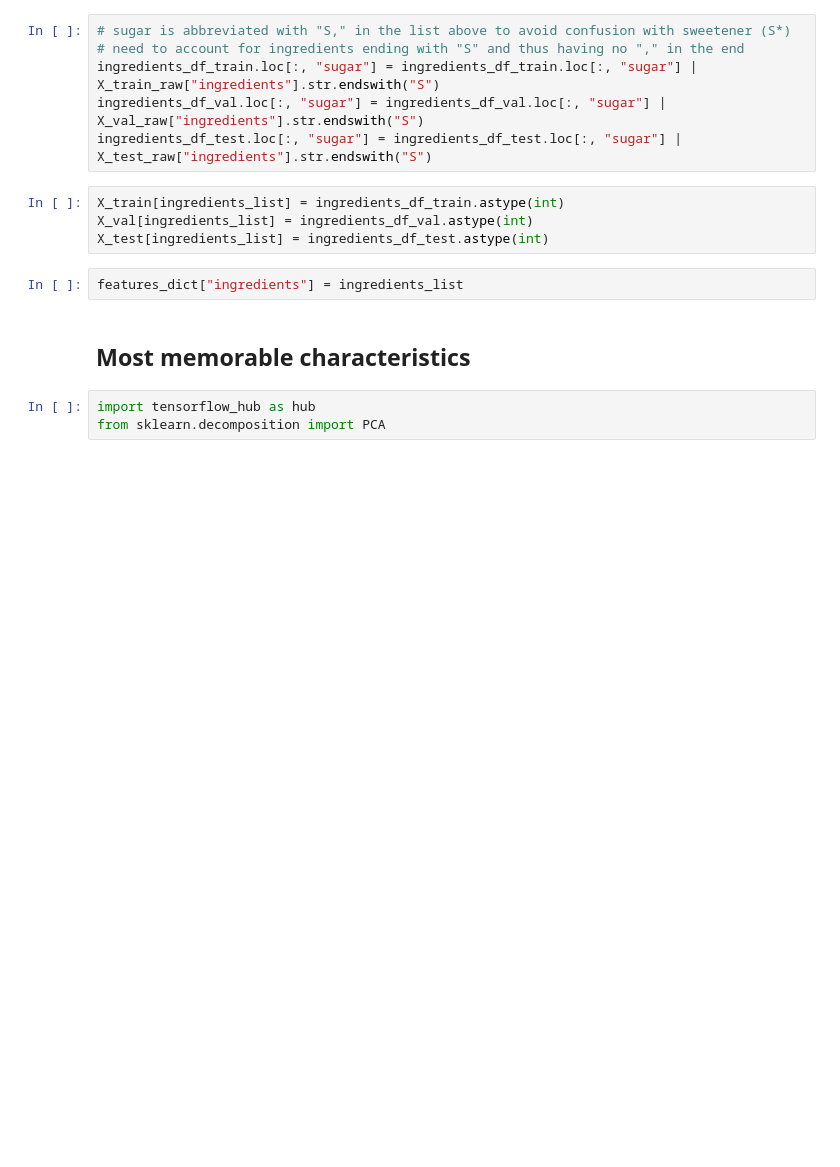
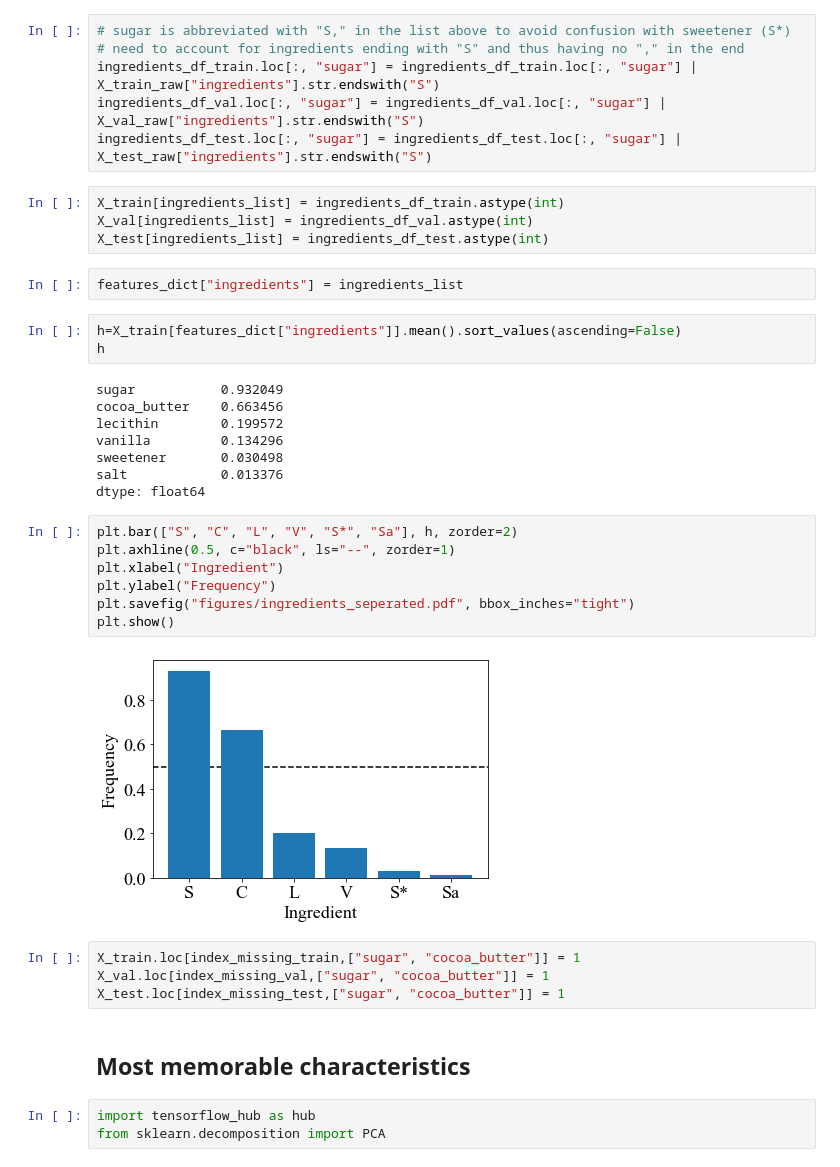
Before and after one commit to ElisabethBrockhaus/Chocolate_bar_rating, a Jupyter notebook: chocolate_rating_data.ipynb, the cells around one changed output. Cells and saved outputs as stored; diff of their text form; blank space fills up the shorter version.

```diff
--- a/chocolate_rating_data.ipynb
+++ b/chocolate_rating_data.ipynb
@@ -949,6 +1026,30 @@ X_val[ingredients_list] = ingredients_df_val.astype(int)
 X_test[ingredients_list] = ingredients_df_test.astype(int)
 # %%
 features_dict["ingredients"] = ingredients_list
+# %%
+h=X_train[features_dict["ingredients"]].mean().sort_values(ascending=False)
+h
+# %% [output]
+sugar           0.932049
+cocoa_butter    0.663456
+lecithin        0.199572
+vanilla         0.134296
+sweetener       0.030498
+salt            0.013376
+dtype: float64
+# %%
+plt.bar(["S", "C", "L", "V", "S*", "Sa"], h, zorder=2)
+plt.axhline(0.5, c="black", ls="--", zorder=1)
+plt.xlabel("Ingredient")
+plt.ylabel("Frequency")
+plt.savefig("figures/ingredients_seperated.pdf", bbox_inches="tight")
+plt.show()
+# %% [output]
+[figure, added]
+# %%
+X_train.loc[index_missing_train,["sugar", "cocoa_butter"]] = 1
+X_val.loc[index_missing_val,["sugar", "cocoa_butter"]] = 1
+X_test.loc[index_missing_test,["sugar", "cocoa_butter"]] = 1
 # %% [markdown]
 ## Most memorable characteristics
 # %%
```
Also changed, not shown: parts of 18 cells of this notebook, 4 other files.
